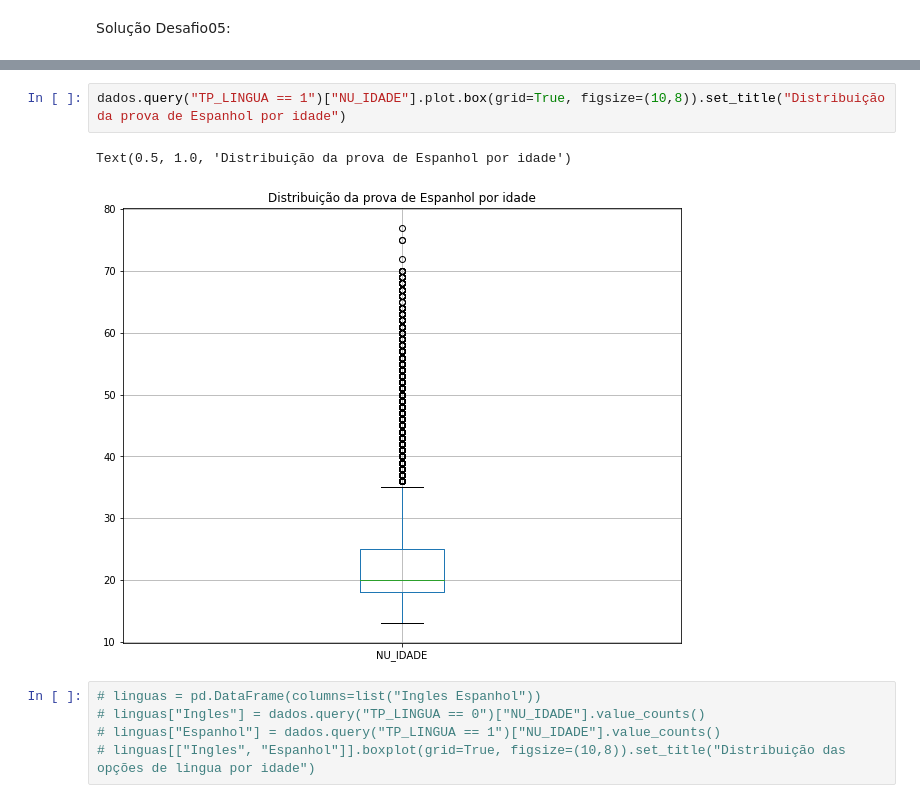
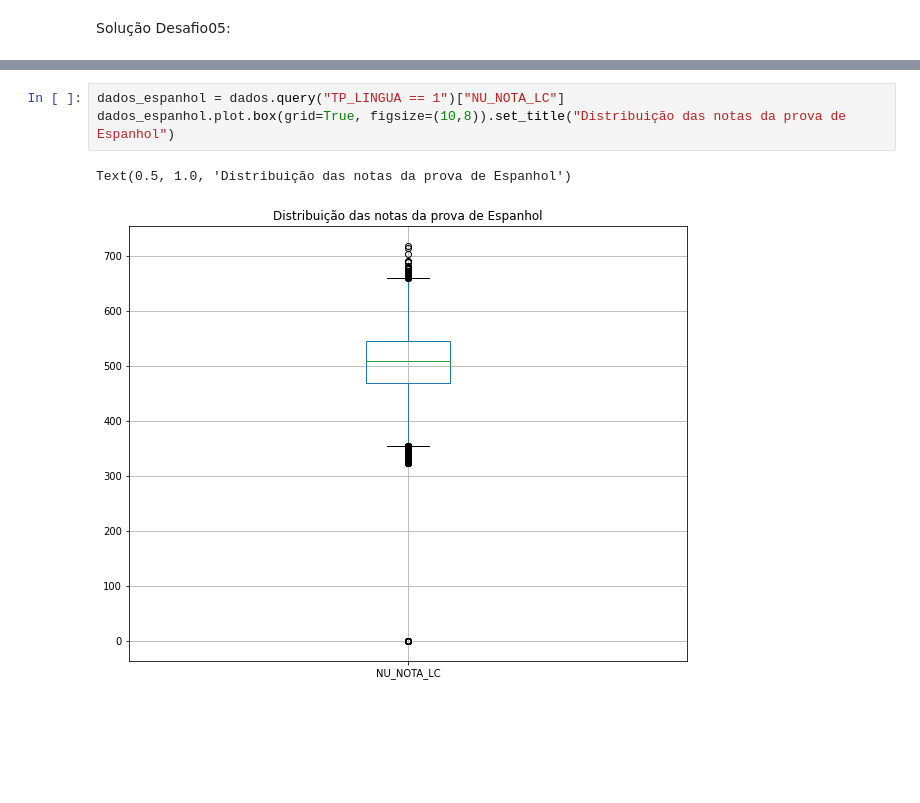
Before and after one commit to VictoralcNunes/AluraImers-oDados, a Jupyter notebook: Aula01.ipynb, the cells around one changed output, grey strips where cells are left out. Drawn from its saved outputs; the diff is of its cells as text; blank space fills up the shorter version.

```diff
--- a/Aula01.ipynb
+++ b/Aula01.ipynb
@@ -301,10 +309,6 @@ Text(0.5, 1.0, 'Distribuição da prova de Inglês por idade')
 # %%
-dados.query("TP_LINGUA == 1")["NU_IDADE"].plot.box(grid=True, figsize=(10,8)).set_title("Distribuição da prova de Espanhol por idade")
+dados_espanhol = dados.query("TP_LINGUA == 1")["NU_NOTA_LC"]
+dados_espanhol.plot.box(grid=True, figsize=(10,8)).set_title("Distribuição das notas da prova de Espanhol")
 # %% [output]
-Text(0.5, 1.0, 'Distribuição da prova de Espanhol por idade')
+Text(0.5, 1.0, 'Distribuição das notas da prova de Espanhol')
-[figure, old version]
+[figure, new version]
-# %%
-# linguas = pd.DataFrame(columns=list("Ingles Espanhol"))
-# linguas["Ingles"] = dados.query("TP_LINGUA == 0")["NU_IDADE"].value_counts()
-# linguas["Espanhol"] = dados.query("TP_LINGUA == 1")["NU_IDADE"].value_counts()
-# linguas[["Ingles", "Espanhol"]].boxplot(grid=True, figsize=(10,8)).set_title("Distribuição das opções de lingua por idade")
```
Also changed, not shown: parts of 6 cells of this notebook.
